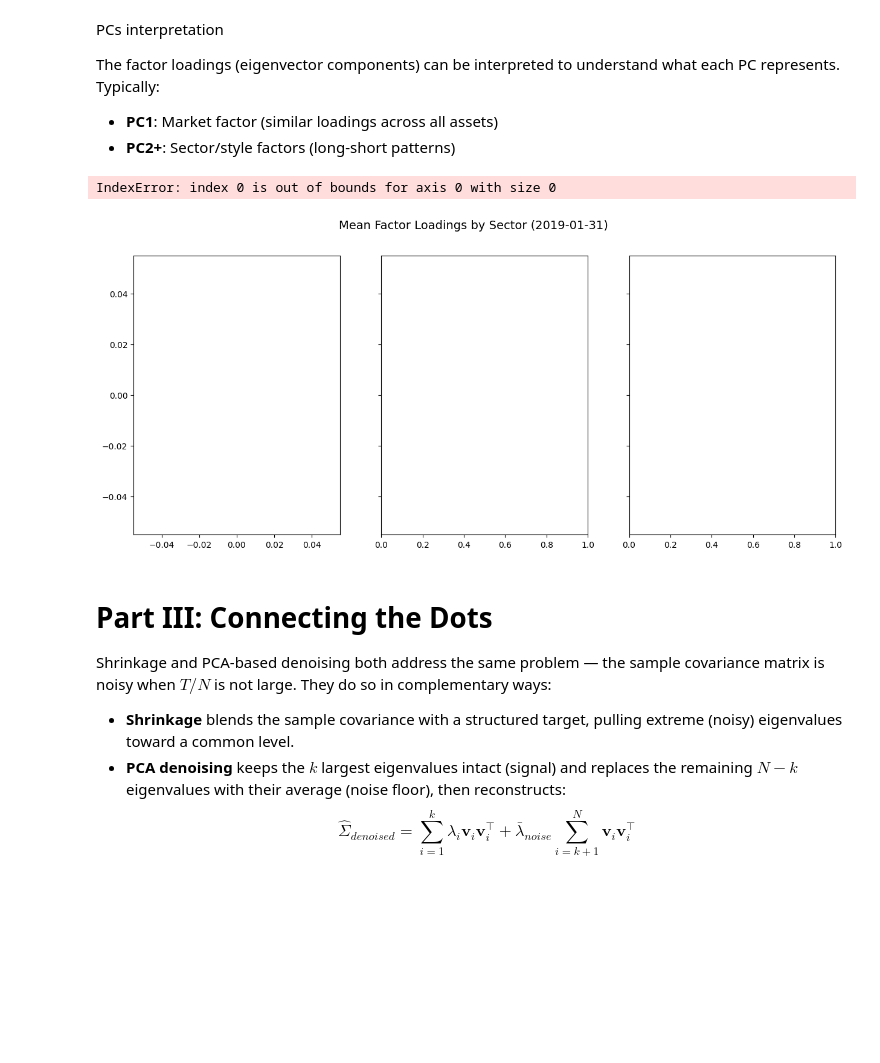
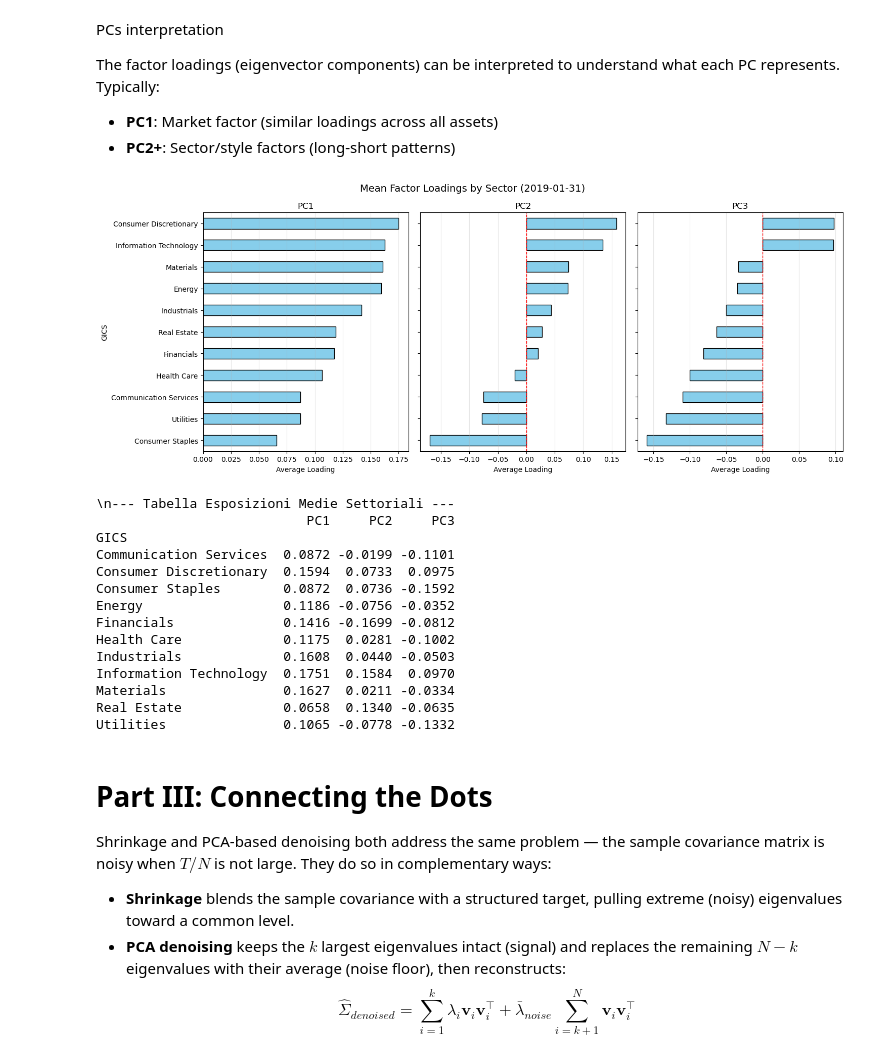
Before and after one commit to GabrielDelhay/FinEng_group6_2, a Jupyter notebook: assignment3_RM/ex3_notebook.ipynb, the cells around one changed output. Cells and saved outputs as stored; diff of their text form; code cells hidden in the pictures; blank space fills up the shorter version.

```diff
--- a/assignment3_RM/ex3_notebook.ipynb
+++ b/assignment3_RM/ex3_notebook.ipynb
@@ -869,43 +869,60 @@ if target_date in eig_vecs:
     target_pcs = eig_vecs[target_date].iloc[:, :3]
     target_pcs.columns = ["PC1", "PC2", "PC3"]
 
+
     # 4. Unisci i dati della PCA con il settore di appartenenza di ogni asset
     # Usiamo join per allineare l'indice dei ticker della PCA con quello del CSV
+    ticker_details = pd.read_csv(data_path / "ticker_details.csv", index_col=0)
+    ticker_details = ticker_details.set_index("Ticker")
+    sector_col = "GICS"
     pca_with_sectors = target_pcs.join(ticker_details[[sector_col]], how="inner")
 
     # 5. Raggruppa per settore e calcola l'esposizione media
     sector_mean_loadings = pca_with_sectors.groupby(sector_col).mean()
 
     # --- VISUALIZZAZIONE ---
     # Creiamo un grafico a barre orizzontali per i 3 fattori
     fig, axes = plt.subplots(1, 3, figsize=(15, 6), sharey=True)
     fig.suptitle(f"Mean Factor Loadings by Sector ({target_date})", fontsize=14)
 
     for i, pc in enumerate(["PC1", "PC2", "PC3"]):
         # Ordiniamo i valori per rendere il grafico più leggibile
         sector_mean_loadings[pc].sort_values().plot(
             kind="barh",
             ax=axes[i],
             color="skyblue",
             edgecolor="black"
         )
         axes[i].set_title(pc)
         axes[i].axvline(0, color="red", linestyle="--", linewidth=1) # Linea dello zero
         axes[i].set_xlabel("Average Loading")
         axes[i].grid(axis="x", alpha=0.3)
 
     plt.tight_layout()
     plt.show()
 
     # Stampa la tabella da inserire nel report PDF
     print("\\n--- Tabella Esposizioni Medie Settoriali ---")
     print(sector_mean_loadings.round(4))
 
 else:
     print(f"Attenzione: la data {target_date} non è presente nel dizionario eig_vecs.")
 # %% [output]
+[figure, new version]
-IndexError: index 0 is out of bounds for axis 0 with size 0
+\n--- Tabella Esposizioni Medie Settoriali ---
+                           PC1     PC2     PC3
+GICS
+Communication Services  0.0872 -0.0199 -0.1101
+Consumer Discretionary  0.1594  0.0733  0.0975
+Consumer Staples        0.0872  0.0736 -0.1592
+Energy                  0.1186 -0.0756 -0.0352
+Financials              0.1416 -0.1699 -0.0812
+Health Care             0.1175  0.0281 -0.1002
+Industrials             0.1608  0.0440 -0.0503
+Information Technology  0.1751  0.1584  0.0970
+Materials               0.1627  0.0211 -0.0334
+Real Estate             0.0658  0.1340 -0.0635
+Utilities               0.1065 -0.0778 -0.1332
-[figure, old version]
 # %% [markdown]
 # Part III: Connecting the Dots
 
```
Also changed, not shown: parts of 17 cells of this notebook.
